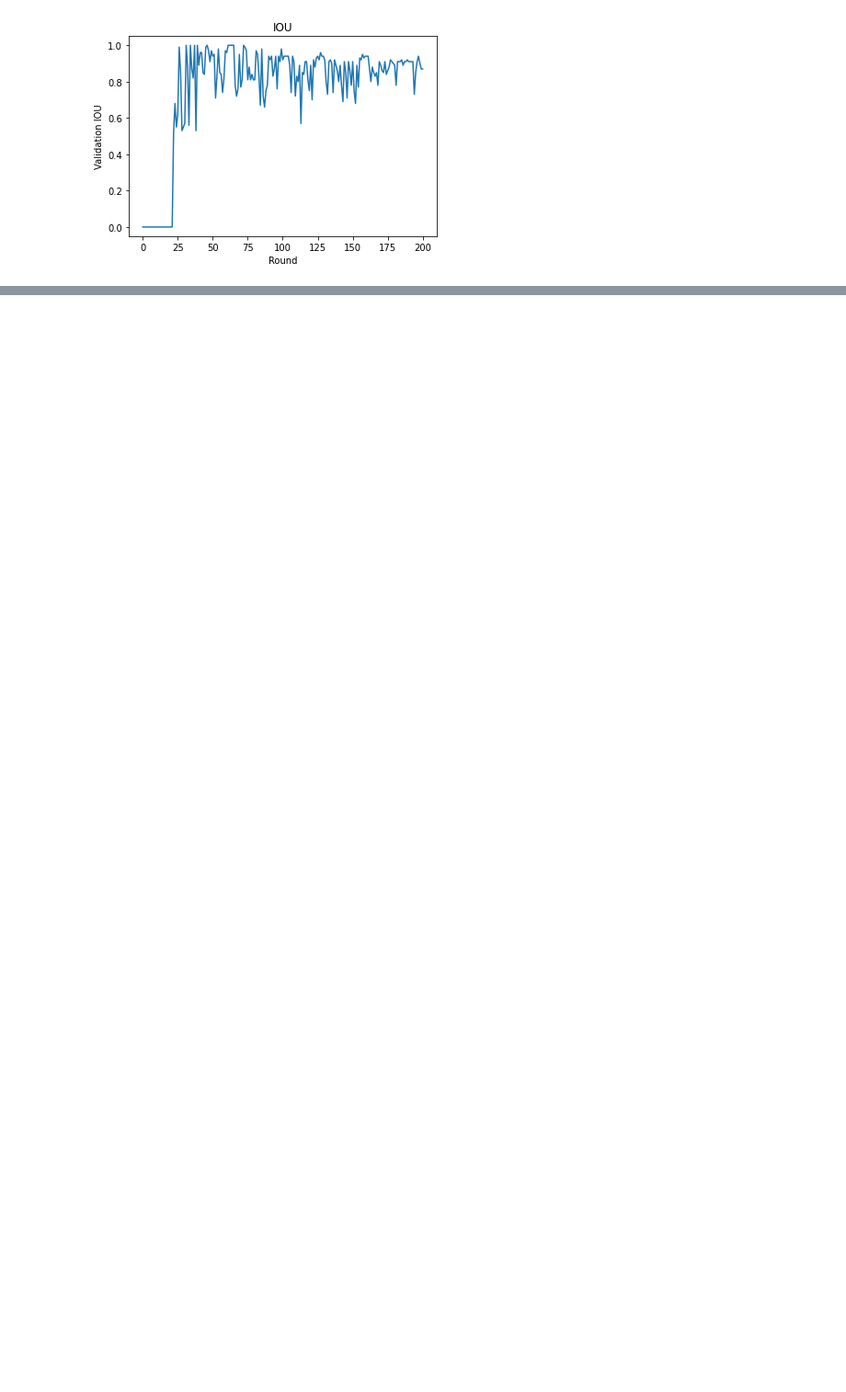
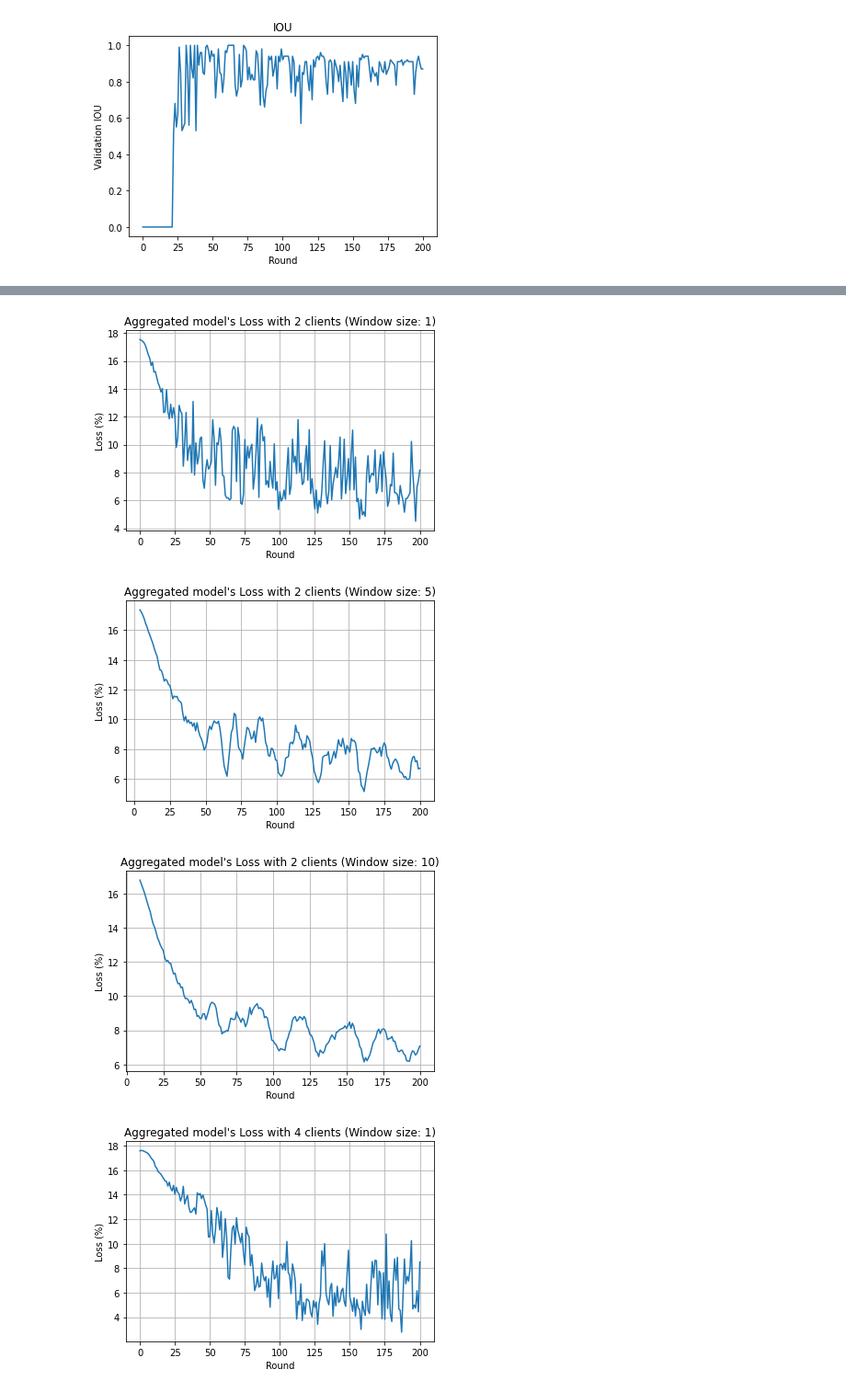
Before and after one commit to jeremyscodes/Training-a-U-Net-Model-for-Brain-Tumour-Segmentation-Using-Federated-Learning, a Jupyter notebook: Flower_New_Adapted_Flwr_1_5/final_plots_generator.ipynb, the cells around one changed output, grey strips where cells are left out. Shown: that part at 92% size. Saved outputs shown, nothing was run; the diff lists cells and outputs as text; code cells hidden in the pictures; blank space fills up the shorter version.

```diff
--- a/Flower_New_Adapted_Flwr_1_5/final_plots_generator.ipynb
+++ b/Flower_New_Adapted_Flwr_1_5/final_plots_generator.ipynb
@@ -27,0 +63,76 @@ FileNotFoundError: [Errno 2] No such file or directory: 'Federated_U-Net\\2_Clie
+# %%
+main_dir = '..\\..\\My_Results\\Federated_U-Net\\'
+dir2 = '2_Clients_Full_train\\raw_data'
+dir4 = '4_Clients_Full_train\\raw_data'
+dir_8 = '8_Clients_Full_train\\raw_data'
+
+import os
+import matplotlib.pyplot as plt
+import numpy as np
+central_loss_path = main_dir + dir2 + "\\P_global_model_loss_2_clients_FedAvg.npy"
+
+import numpy as np
+import matplotlib.pyplot as plt
+
+def moving_average(data, window_size):
+    """Compute the moving average of the data."""
+    cumsum = np.cumsum(data)
+    cumsum[window_size:] = cumsum[window_size:] - cumsum[:-window_size]
+    return cumsum[window_size - 1:] / window_size
+def moving_average2(data, window_size):
+    """Compute the moving average of the data with central alignment."""
+    half_window = window_size // 2
+    result = []
+
+    for i in range(len(data)):
+        start_idx = max(0, i - half_window)
+        end_idx = min(len(data), i + half_window + (window_size % 2))
+
+        avg_value = np.mean(data[start_idx:end_idx])
+        result.append(avg_value)
+
+    return result
+
+
+def plot_metric_from_npy(file_path, num_clients, metric_name, window_size=2):
+    # Load data from the .npy file
+    data = np.load(file_path, allow_pickle=True)
+
+    # Extract rounds and dice coefficients
+    rounds = [entry[0] for entry in data]
+    if metric_name != 'Loss':
+        metric = [100.0 * entry[1] for entry in data]
+    else: metric = [entry[1] for entry in data]
+
+    # Compute the moving average if window_size > 1
+    if window_size > 1:
+        metric = moving_average(metric, window_size)
+        rounds = rounds[window_size-1:]  # Adjust rounds to match the length of the smoothed metric
+
+    # Plot the data
+    plt.figure()
+    plt.plot(rounds, metric)
+    plt.grid()
+    plt.ylabel(metric_name+" (%)")
+    plt.xlabel("Round")
+    plt.title(f"Aggregated model's {metric_name} with {num_clients} clients (Window size: {window_size})")
+    plt.show()
+
+# Example usage:
+# plot_dice_from_npy('path_to_file.npy', 10, 'Dice Coefficient', window_size=5)
+
+
+# Example usage:
+plot_metric_from_npy(central_loss_path, 2, "Loss", window_size=1)
+
+plot_metric_from_npy(central_loss_path, 2, "Loss", window_size=5)
+plot_metric_from_npy(central_loss_path, 2, "Loss", window_size=10)
+
+central_loss_4_clients = main_dir + dir4 + "\\A_global_model_loss_4_clients_FedAvg.npy"
+plot_metric_from_npy(central_loss_4_clients, 4, "Loss", window_size=1)
+plot_metric_from_npy(central_loss_4_clients, 4, "Loss", window_size=10)
+# %% [output]
+[figure, added]
+[figure, added]
+[figure, added]
+[figure, added]
```
Also changed, not shown: parts of 7 cells of this notebook, 3 other files.
